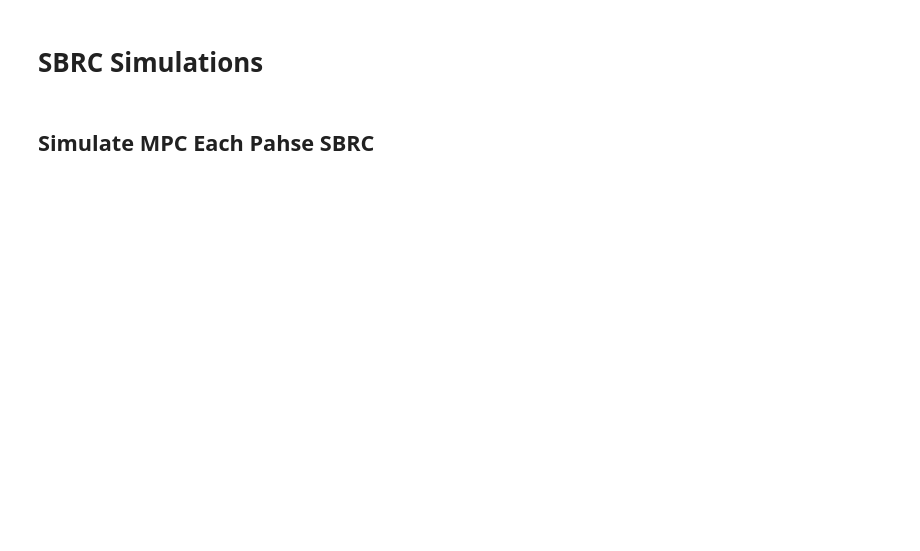
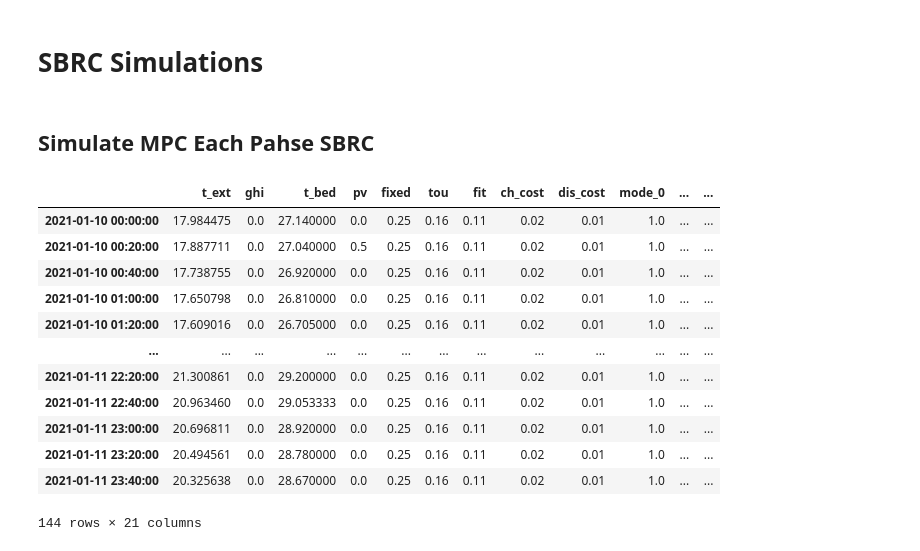
Before and after one commit to brendan-gridsight/ThesisGit, a Jupyter notebook: Dist Network Simulations/Voltage Reg MPC Rolling Window DRH IFH SBRC.ipynb, the cells around one changed output. Saved outputs shown, nothing was run; the diff lists cells and outputs as text; code cells hidden in the pictures; blank space fills up the shorter version.

```diff
--- a/Dist Network Simulations/Voltage Reg MPC Rolling Window DRH IFH SBRC.ipynb
+++ b/Dist Network Simulations/Voltage Reg MPC Rolling Window DRH IFH SBRC.ipynb
@@ -1129,6 +1168,22 @@ mpc_results = pd.DataFrame(index = mpc_data.index, columns=['t_ext', 'ghi', 't_b
        'phi_h_cool', 'p_hvac', 'T_i', 'T_w'])
 # %%
 states = {'SoC_Av':20}
+# %%
+mpc_data
+# %% [output]
+|  | t_ext | ghi | t_bed | pv | fixed | tou | fit | ch_cost | dis_cost | mode_0 | ... | ... |
+| 2021-01-10 00:00:00 | 17.984475 | 0.0 | 27.140000 | 0.0 | 0.25 | 0.16 | 0.11 | 0.02 | 0.01 | 1.0 | ... | ... |
+| 2021-01-10 00:20:00 | 17.887711 | 0.0 | 27.040000 | 0.5 | 0.25 | 0.16 | 0.11 | 0.02 | 0.01 | 1.0 | ... | ... |
+| 2021-01-10 00:40:00 | 17.738755 | 0.0 | 26.920000 | 0.0 | 0.25 | 0.16 | 0.11 | 0.02 | 0.01 | 1.0 | ... | ... |
+| 2021-01-10 01:00:00 | 17.650798 | 0.0 | 26.810000 | 0.0 | 0.25 | 0.16 | 0.11 | 0.02 | 0.01 | 1.0 | ... | ... |
+| 2021-01-10 01:20:00 | 17.609016 | 0.0 | 26.705000 | 0.0 | 0.25 | 0.16 | 0.11 | 0.02 | 0.01 | 1.0 | ... | ... |
+| ... | ... | ... | ... | ... | ... | ... | ... | ... | ... | ... | ... | ... |
+| 2021-01-11 22:20:00 | 21.300861 | 0.0 | 29.200000 | 0.0 | 0.25 | 0.16 | 0.11 | 0.02 | 0.01 | 1.0 | ... | ... |
+| 2021-01-11 22:40:00 | 20.963460 | 0.0 | 29.053333 | 0.0 | 0.25 | 0.16 | 0.11 | 0.02 | 0.01 | 1.0 | ... | ... |
+| 2021-01-11 23:00:00 | 20.696811 | 0.0 | 28.920000 | 0.0 | 0.25 | 0.16 | 0.11 | 0.02 | 0.01 | 1.0 | ... | ... |
+| 2021-01-11 23:20:00 | 20.494561 | 0.0 | 28.780000 | 0.0 | 0.25 | 0.16 | 0.11 | 0.02 | 0.01 | 1.0 | ... | ... |
+| 2021-01-11 23:40:00 | 20.325638 | 0.0 | 28.670000 | 0.0 | 0.25 | 0.16 | 0.11 | 0.02 | 0.01 | 1.0 | ... | ... |
+144 rows × 21 columns
 # %%
 for ph in ['P1', 'P2', 'P3']:
 
```
Also changed, not shown: parts of 25 cells of this notebook, 50 other files.
